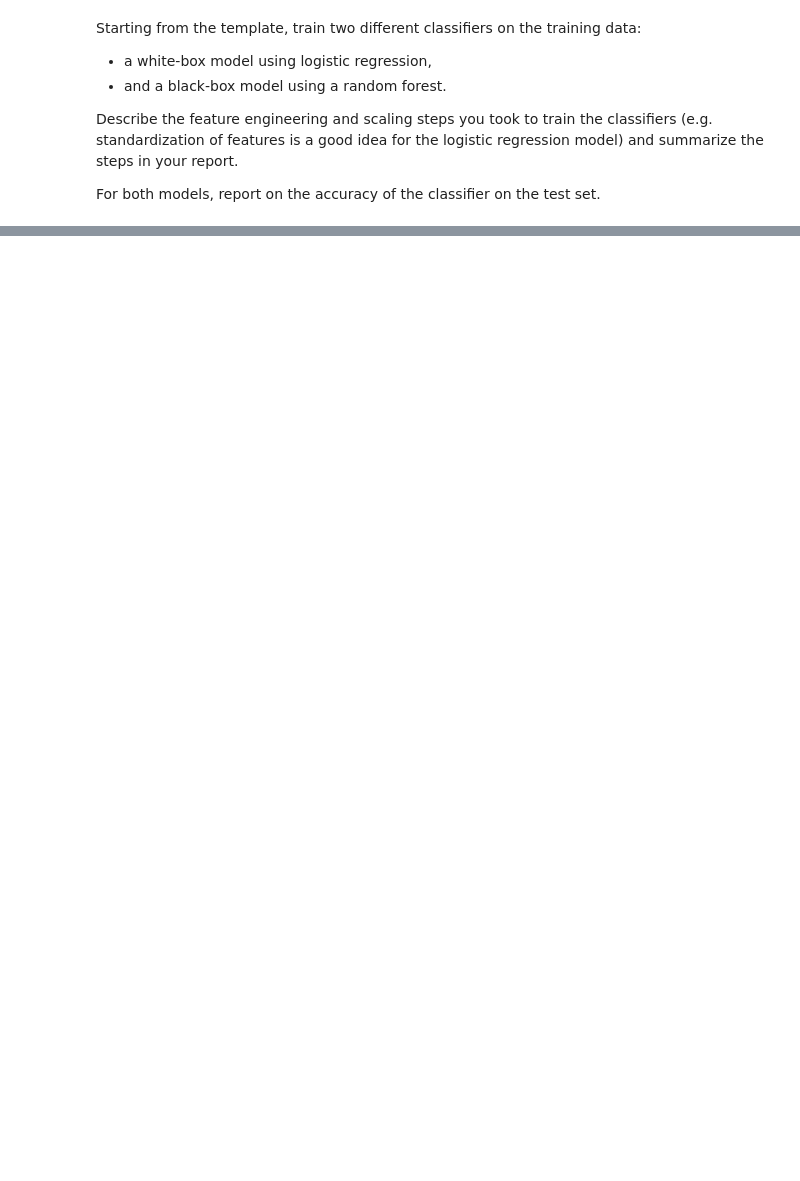
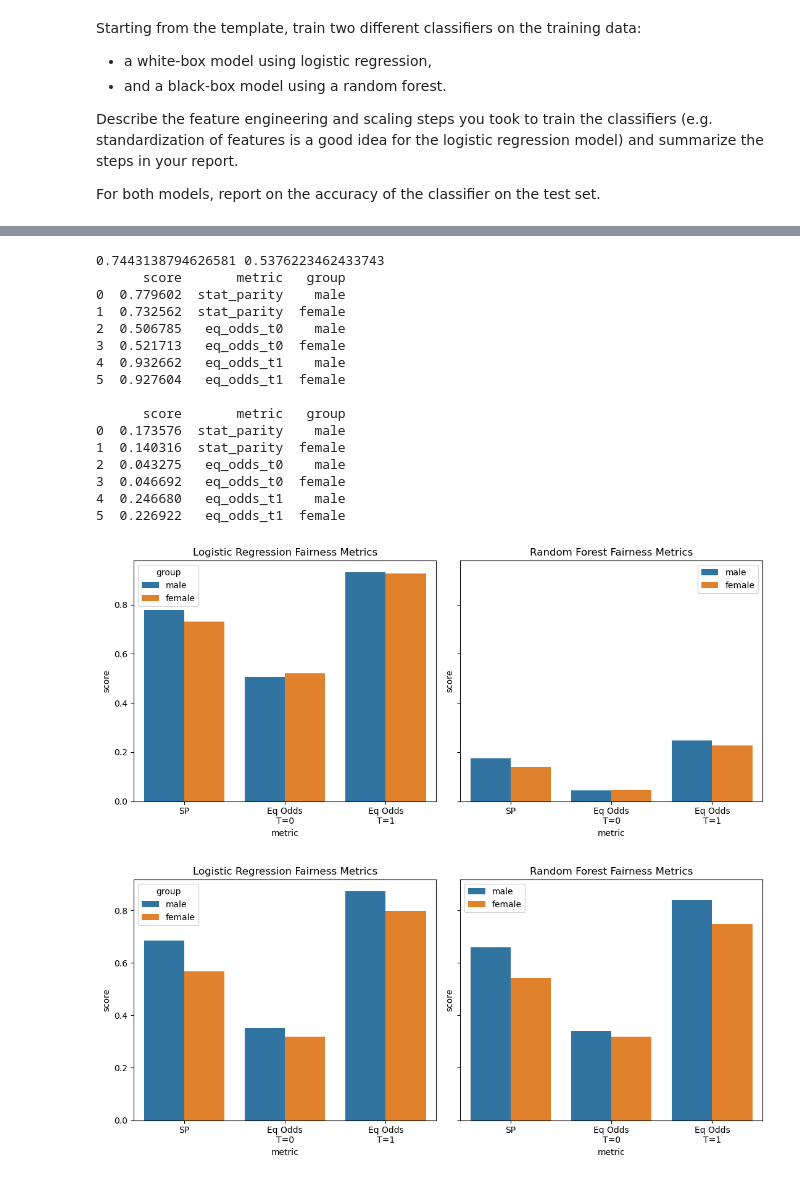
Before and after one commit to AlteaF/Algorithmic_Fairness_2025, a Jupyter notebook: Assignment1/afae25-assignment-01.ipynb, the cells around one changed output, grey strips where cells are left out. Cells and saved outputs as stored; diff of their text form; code cells hidden in the pictures; blank space fills up the shorter version.

```diff
--- a/Assignment1/afae25-assignment-01.ipynb
+++ b/Assignment1/afae25-assignment-01.ipynb
@@ -137,0 +284,68 @@ fig.tight_layout()
+# %%
+def new_accuracy(prob, thr_1, thr_2):
+    new_pred = []
+    for i, y in list(enumerate(prob)):
+        if not X_test['SEX_2'].iloc[i]:
+            if y >= thr_1:
+                new_pred.append(1)
+            else:
+                new_pred.append(0)
+        else:
+            if y >= thr_2:
+                new_pred.append(1)
+            else:
+                new_pred.append(0)
+    new_y_pred = pd.DataFrame()
+    new_y_pred['group_test'] = group_test
+    new_y_pred['y_test'] = y_test
+    new_y_pred['pred'] = new_pred
+
+    stp_1 = np.mean(new_y_pred['pred'].where(new_y_pred['group_test'] == 1))
+    stp_2 = np.mean(new_y_pred['pred'].where(new_y_pred['group_test'] == 2))
+    eq_odds_T1_1 = np.mean(new_y_pred['pred'].where(new_y_pred['y_test'] == 1).where(new_y_pred['group_test'] == 1))
+    eq_odds_T1_2 = np.mean(new_y_pred['pred'].where(new_y_pred['y_test'] == 1).where(new_y_pred['group_test'] == 2))
+    eq_odds_T0_1 = np.mean(new_y_pred['pred'].where(new_y_pred['y_test'] == 0).where(new_y_pred['group_test'] == 1))
+    eq_odds_T0_2 = np.mean(new_y_pred['pred'].where(new_y_pred['y_test'] == 0).where(new_y_pred['group_test'] == 2))
+
+    scores = [(stp_1,stp_2),
+           (eq_odds_T0_1,eq_odds_T0_2),
+           (eq_odds_T1_1,eq_odds_T1_2)]
+    names = ["stat_parity",
+                "eq_odds_t0",
+                "eq_odds_t1"]
+    df_fair_metrics = pd.DataFrame({"score":[], "metric" : [], "group":[]})
+    for i in range(len(names)):
+        g1,g2 = scores[i]
+        new_metrics = {"score":[g1, g2], "metric" : [names[i], names[i]], "group":["male", "female"]}
+        df_fair_metrics = pd.concat([df_fair_metrics, pd.DataFrame(new_metrics)], ignore_index=True)
+
+    return accuracy_score(y_test, new_pred), df_fair_metrics
+
+new_log_accuracy, new_log_fairness = new_accuracy(log_y_prob, log_thr_group1, log_thr_group2)
+new_forest_accuracy, new_forest_fairness = new_accuracy(forest_y_prob, forest_thr_group1, forest_thr_group2)
+
+print(new_log_accuracy, new_forest_accuracy)
+print(new_log_fairness)
+print()
+print(new_forest_fairness)
+plot_fairness(new_log_fairness, new_forest_fairness)
+plot_fairness(log_fairness, forest_fairness)
+# %% [output]
+0.7443138794626581 0.5376223462433743
+      score       metric   group
+0  0.779602  stat_parity    male
+1  0.732562  stat_parity  female
+2  0.506785   eq_odds_t0    male
+3  0.521713   eq_odds_t0  female
+4  0.932662   eq_odds_t1    male
+5  0.927604   eq_odds_t1  female
+
+      score       metric   group
+0  0.173576  stat_parity    male
+1  0.140316  stat_parity  female
+2  0.043275   eq_odds_t0    male
+3  0.046692   eq_odds_t0  female
+4  0.246680   eq_odds_t1    male
+5  0.226922   eq_odds_t1  female
+[figure, added]
+[figure, added]
```
Also changed, not shown: parts of 14 cells of this notebook, 1 other file.
